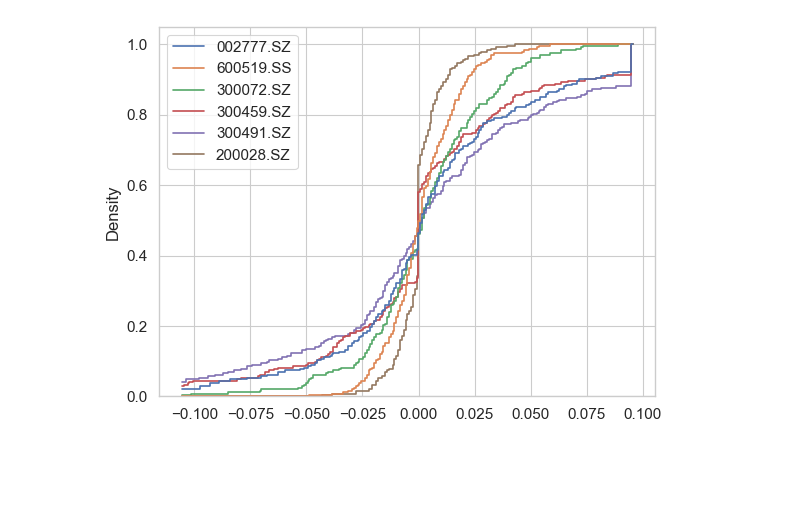
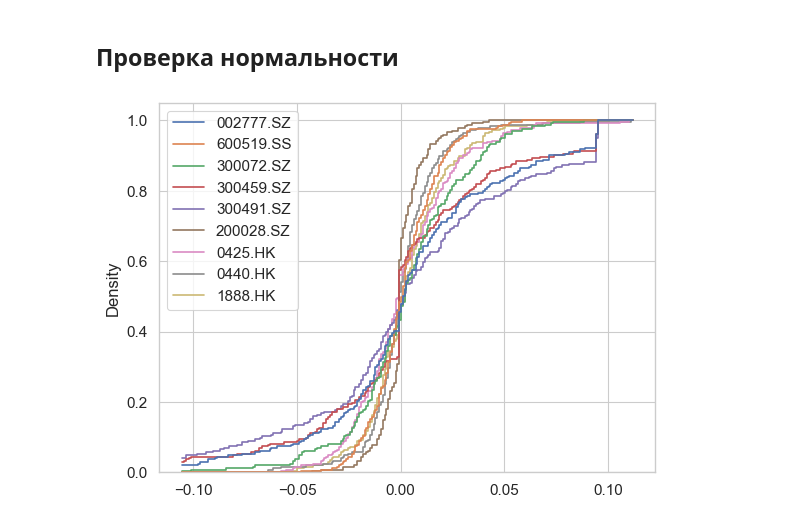
Before and after one commit to X-D-R/ChinaStockMarket, a Jupyter notebook: GetInfo.ipynb, the cells around one changed output. Drawn from its saved outputs; the diff is of its cells as text; code cells hidden in the pictures; blank space fills up the shorter version.

```diff
--- a/GetInfo.ipynb
+++ b/GetInfo.ipynb
@@ -51,9 +78,0 @@ data_pareto_optimal.to_excel('outputNewParetoOptimal.xlsx', index=False)
-# %%
-# цены акций 12 Парето оптимальных ради интереса
-data = pd.read_excel('output.xlsx', usecols=["000059.SZ", "000153.SZ", "000333.SZ", "000534.SZ", "000538.SZ", "000553.SZ", "000568.SZ", "000608.SZ", "000612.SZ", "000635.SZ", "000651.SZ", "000711.SZ"])
-data = data.rename(columns={'000059.SZ': 'North Huajin Chemical Industries Co.,Ltd', '000153.SZ': 'Anhui Fengyuan Pharmaceutical Co., Ltd.', '000333.SZ': 'Midea Group Co., Ltd.', '000534.SZ': 'Wedge Industrial Co.,Ltd.', '000538.SZ': 'Yunnan Baiyao Group Co.,Ltd', '000553.SZ': 'ADAMA Ltd.', '000568.SZ': 'Luzhou Laojiao Co.,Ltd', '000608.SZ': 'Yang Guang Co.,Ltd.', '000612.SZ': 'JiaoZuo WanFang Aluminum Manufacturing Co., Ltd', '000635.SZ': 'Ningxia Yinglite Chemicals Co., Ltd', '000651.SZ': 'Gree Electric Appliances, Inc. of Zhuhai ', '000711.SZ': 'Kingland Technology Co.,Ltd.'})
-sns.set_theme('paper', font_scale=1.25)
-sns.set_style("whitegrid")
-g = sns.relplot(
-    data=data, kind="line",
-)
@@ -87,10 +108,0 @@ new_data_VaR.to_excel('outputReturnsNewVaRResult.xlsx', index=False)
-# %%
-# проверка VaR
-import seaborn as sns
-dataPareto = pd.read_excel('outputNewParetoOptimal.xlsx')
-data = pd.read_excel('outputNew.xlsx', usecols=dataPareto['company'])
-sns.set_theme('paper', font_scale=1.25)
-sns.set_style("whitegrid")
-g = sns.relplot(
-    data=data, kind="line",
-)
@@ -143,18 +175,23 @@ print(res)
+# %% [markdown]
+## Проверка нормальности
 # %%
-# Графики распределенийв
-companies = ['300459.SZ', '300072.SZ', '002777.SZ', '200028.SZ', '300491.SZ', '600519.SS']
+# Графики распределений
+companies = ['300459.SZ', '300072.SZ', '002777.SZ', '200028.SZ', '300491.SZ', '600519.SS', '0425.HK', '0440.HK', '1888.HK']
 ''' Zhejiang Jinke Tom Culture Industry Co., LTD.	               Communication Services
     Beijing Haixin Energy Technology Co.,Ltd.	                   Basic Materials
     Sichuan Jiuyuan Yinhai Software.Co.,Ltd	                       Technology
     China National Accord Medicines Corporation Ltd.	           Healthcare
     Shijiazhuang Tonhe Electronics Technologies Co.,Ltd.	       Industrials
-    Kweichow Moutai Co., Ltd.	                                   Consumer Defensive'''
+    Kweichow Moutai Co., Ltd.	                                   Consumer Defensive
+    Minth Group Limited                                            Consumer Cyclical
+    Dah Sing Financial Holdings Limited                            Financial Services
+    '''
 
 import seaborn as sns
-data = pd.read_excel('outputNewReturns.xlsx', usecols=companies)
+data = pd.read_excel('outputNewSZ_SS_HKReturns.xlsx', usecols=companies)
 #sns.kdeplot(data, cumulative=True) #Кумулятивная функция распределения
 #sns.kdeplot(data=data, common_norm=False); #график плотности
-sns.histplot(data=data, bins=len(data['300459.SZ']), stat="density", element="step", fill=False, cumulative=True, common_norm=False); #эмпирическая функция распределения
-#plt.pyplot.savefig('Density_3.png')
+sns.histplot(data=data, bins=len(data['0440.HK']), stat="density", element="step", fill=False, cumulative=True, common_norm=False); #эмпирическая функция распределения
+plt.savefig('Density.png')
 # %% [output]
-[figure, old version]
+[figure, new version]
```
Also changed, not shown: parts of 37 cells of this notebook.
